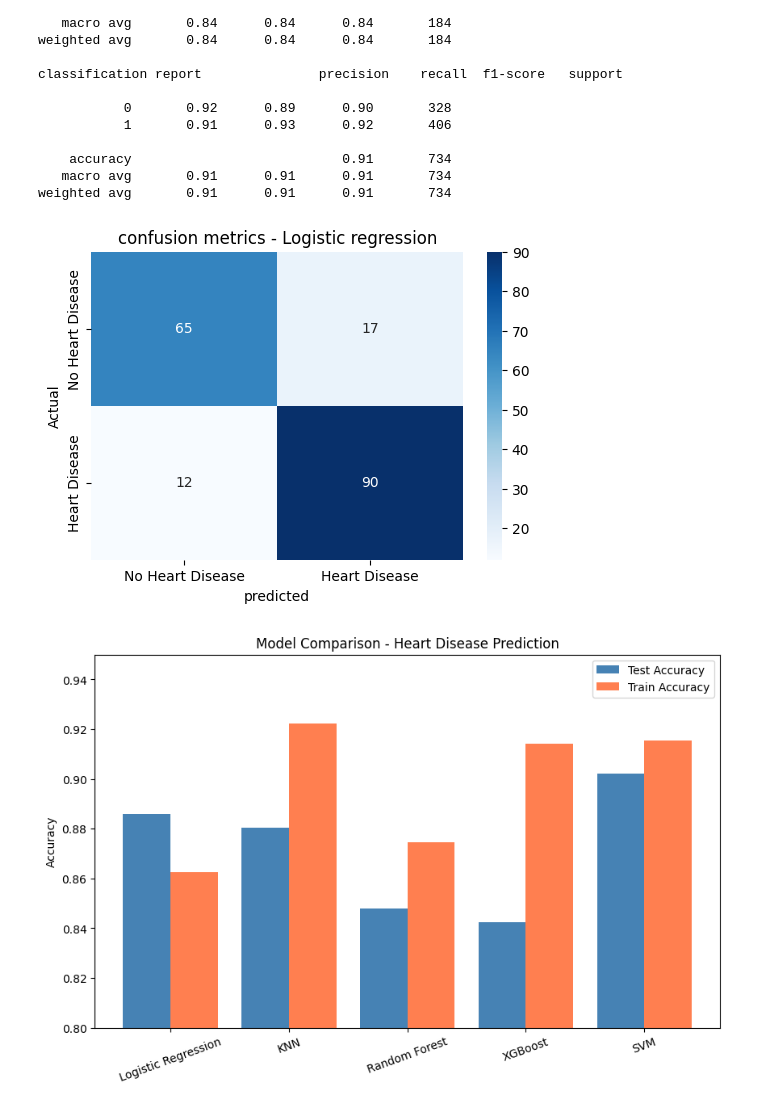
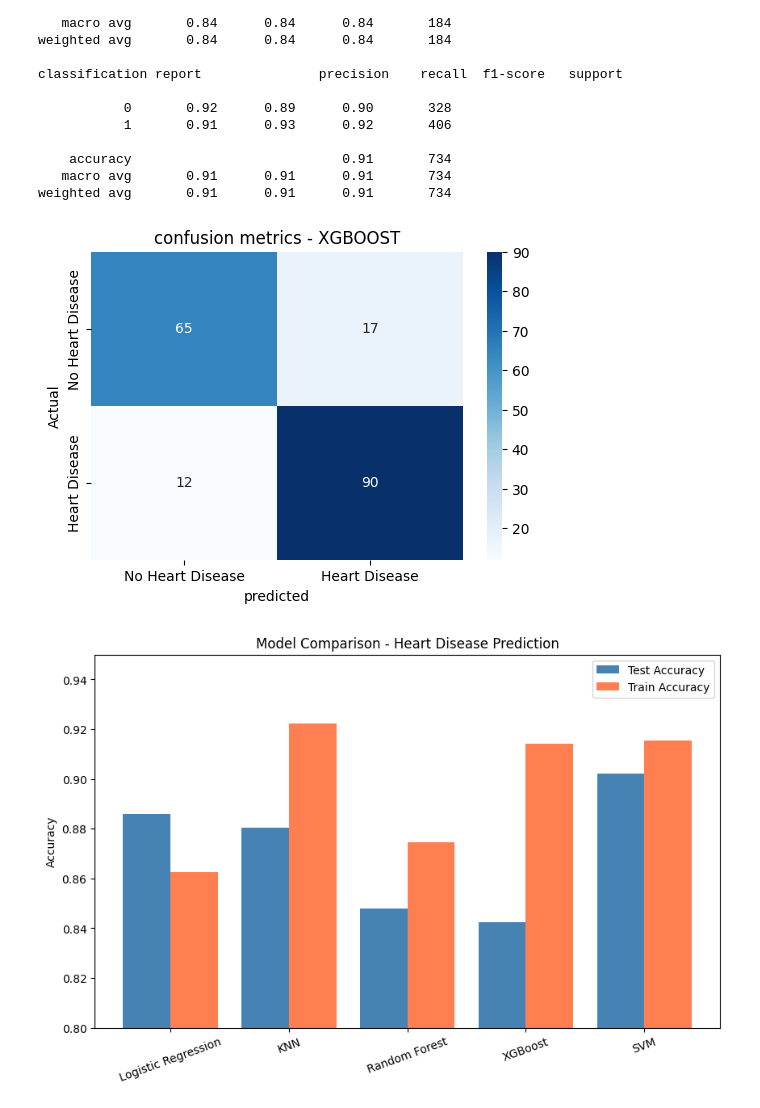
Before and after one commit to Parvez-kamaly/Begginig_project, a Jupyter notebook: heart-failure-prediction.ipynb, the cells around one changed output. Cells and saved outputs as stored; diff of their text form; code cells hidden in the pictures.

```diff
--- a/heart-failure-prediction.ipynb
+++ b/heart-failure-prediction.ipynb
@@ -587,15 +587,15 @@ weighted avg       0.91      0.91      0.91       734
 # %%
 cm =confusion_matrix(y_test,y_test_pred)
 
 #plot confusion matrix
 plt.figure(figsize=(6,4))
 sns.heatmap(cm,annot=True,fmt='d',cmap='Blues',xticklabels=['No Heart Disease', 'Heart Disease'],yticklabels=['No Heart Disease', 'Heart Disease'])
 plt.xlabel('predicted')
 plt.ylabel('Actual')
-plt.title('confusion metrics - Logistic regression')
+plt.title('confusion metrics - XGBOOST')
 plt.show()
 # %% [output]
-[figure, old version]
+[figure, new version]
 # %%
 import matplotlib.pyplot as plt
 
```
Also changed, not shown: parts of 4 cells of this notebook.
